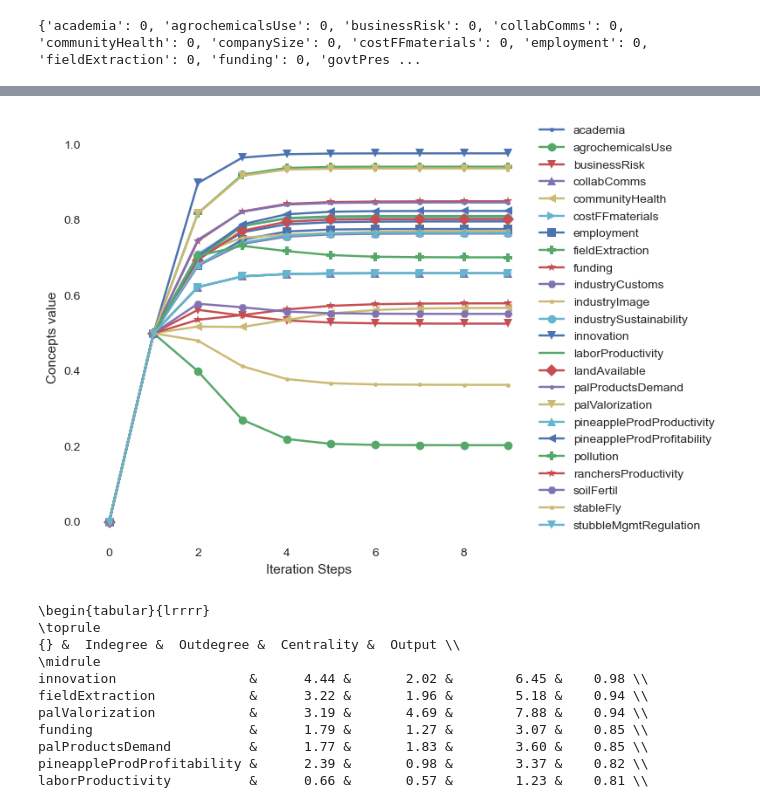
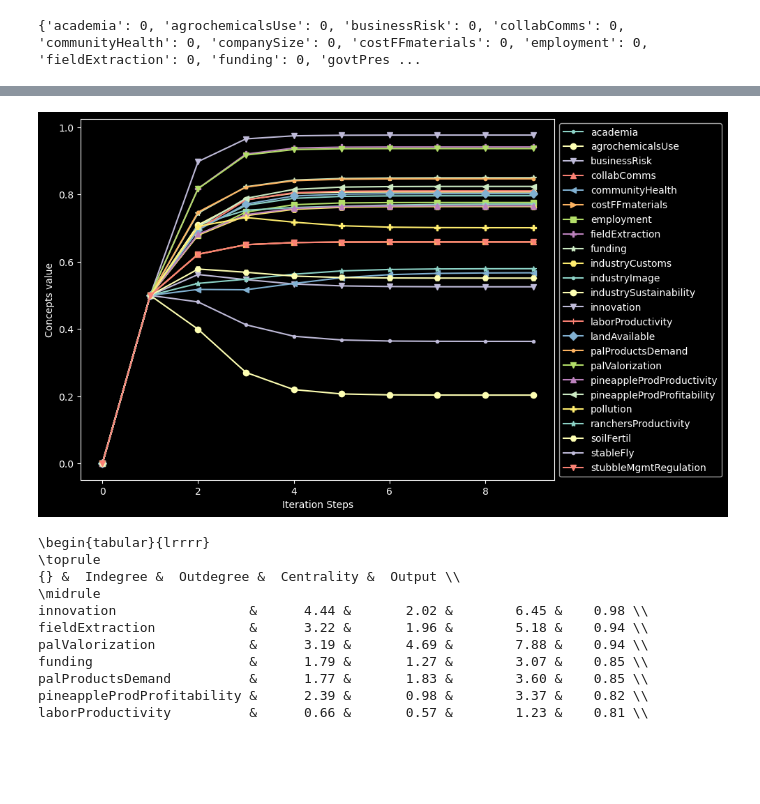
Before and after one commit to isaldiviagonzatti/MscThesis, a Jupyter notebook: FCM/code/FCMpy_analysis.ipynb, the cells around one changed output, grey strips where cells are left out. Saved outputs shown, nothing was run; the diff lists cells and outputs as text; code cells hidden in the pictures; blank space fills up the shorter version.

```diff
--- a/FCM/code/FCMpy_analysis.ipynb
+++ b/FCM/code/FCMpy_analysis.ipynb
@@ -242,23 +242,25 @@ The values converged in the 10 state (e <= 0.001)
 #drop columns that go to zero to not plot them
 resPlot=res.drop(res.columns[res.iloc[-1,:]==0],axis=1)
 # %%
-plt.style.use('seaborn-v0_8')
+# plt.style.use('seaborn-v0_8')
+plt.style.use('dark_background')
+
 mStyles = [".","o","v","^","<",">","s","P","*","H",".","o","v","+","D",".","v","^","<","P","*","H",".","v","^","<",">",]
 
-fig, ax = plt.subplots()
+fig, ax = plt.subplots(figsize=(10, 6))
 
 for i, col in enumerate(resPlot):
     resPlot[col].plot( marker=mStyles[i], ax=ax)
 
-ax.legend(bbox_to_anchor=(1, 1.05))
+ax.legend(bbox_to_anchor=(1, 1))
 ax.grid(False)
-ax.set_facecolor('white')
+ax.set_facecolor('black')
 plt.ylabel("Concepts value")
 plt.xlabel("Iteration Steps")
 plt.tight_layout()
-plt.savefig(os.path.join(output_path,'naturalSimulation.svg'))
+plt.savefig(os.path.join(output_path,'naturalSimulation.pdf'), bbox_inches = 'tight')
 # %% [output]
-[figure, old version]
+[figure, new version]
 # %%
 simulationR=pd.DataFrame(res.iloc[9].sort_values(ascending=False))
 simulationR.columns=['Output']
```
Also changed, not shown: parts of 5 cells of this notebook, 19 other files.
